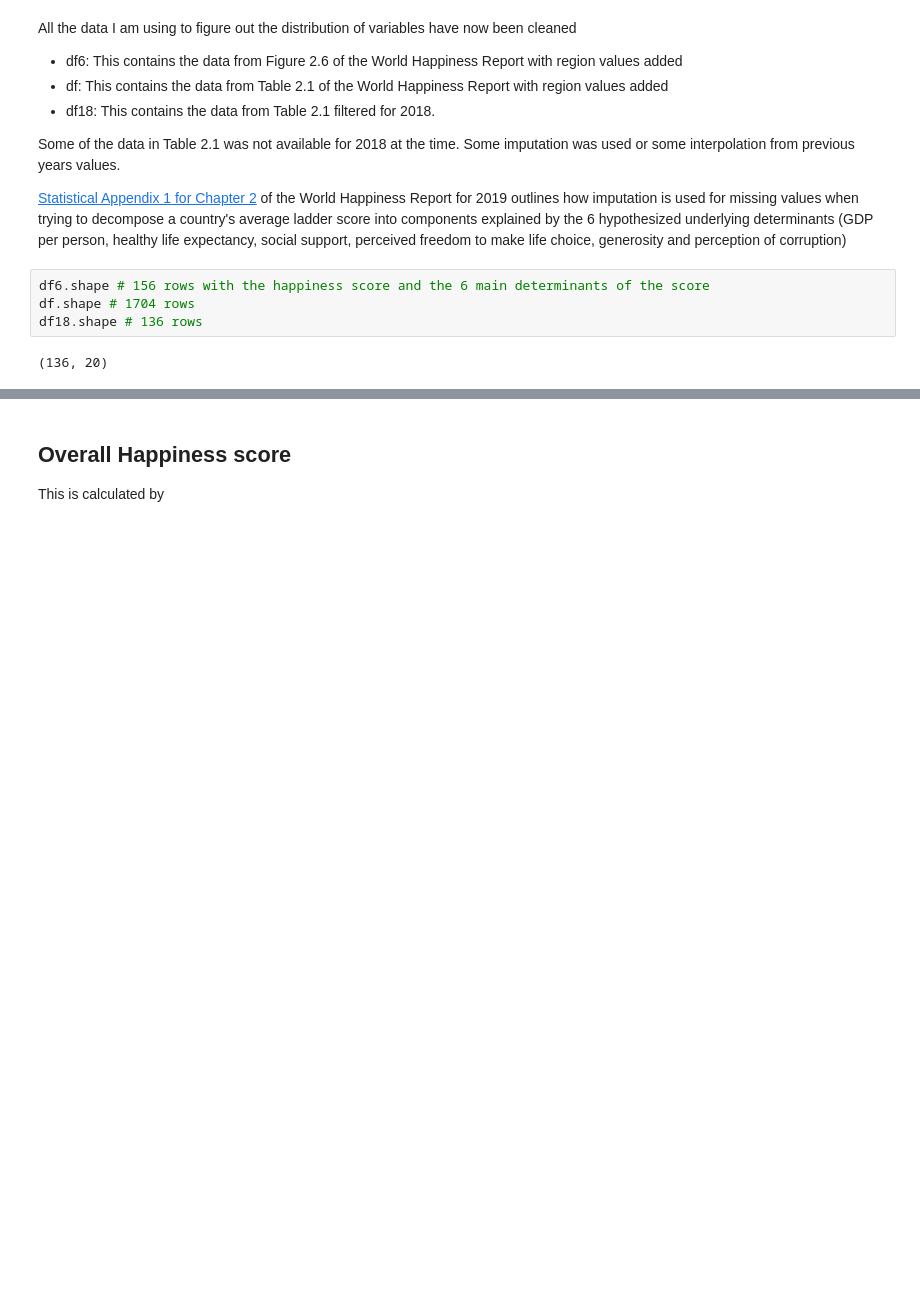
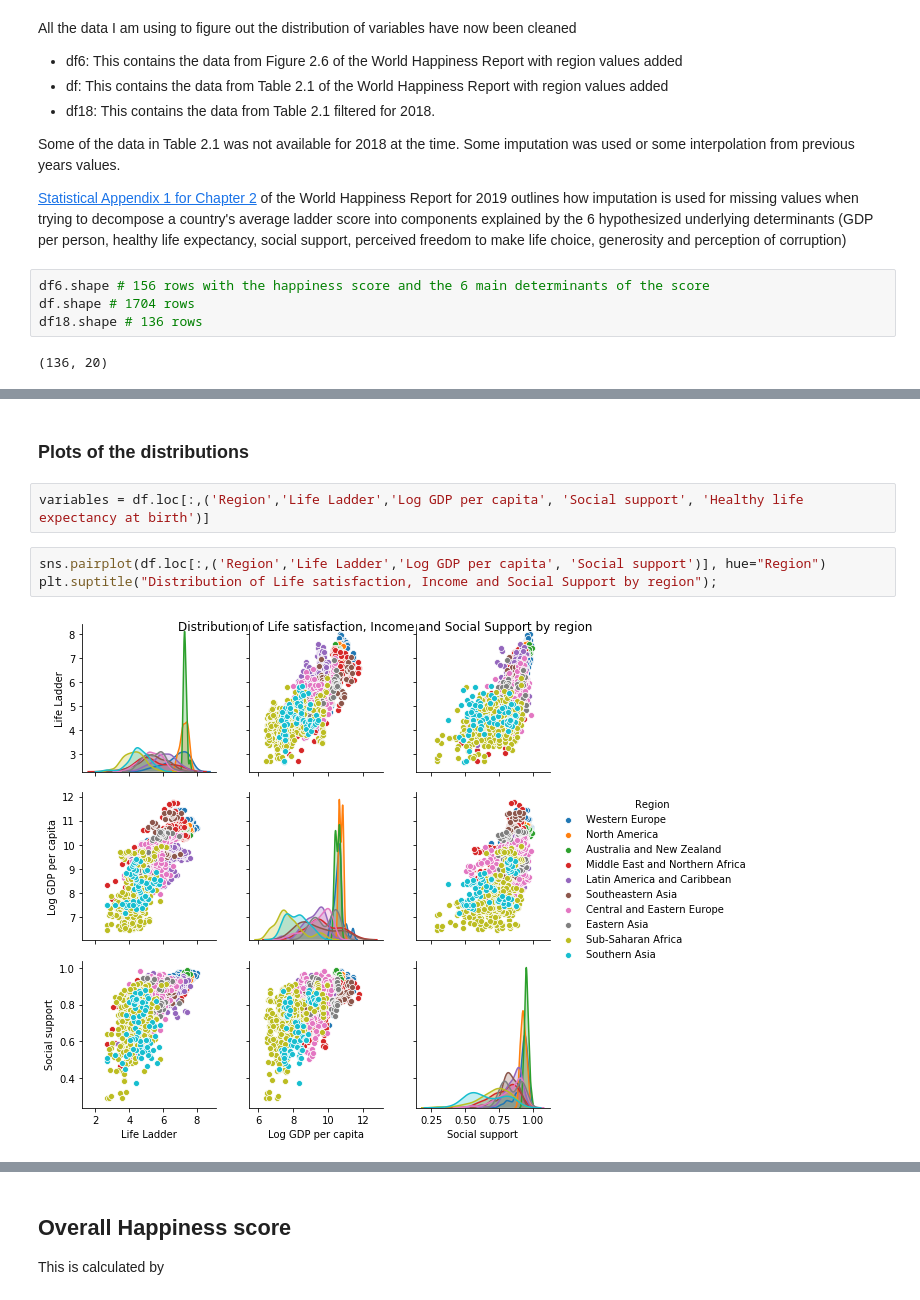
Before and after one commit to angela1C/Programming-for-Data-Analysis-Simulation-Project-2019, a Jupyter notebook: HappySimulate.ipynb, the cells around one changed output, grey strips where cells are left out. Cells and saved outputs as stored; diff of their text form; blank space fills up the shorter version.

Commit message:
descriptive statistics and plots of real data

```diff
--- a/HappySimulate.ipynb
+++ b/HappySimulate.ipynb
@@ -475,0 +523,9 @@ My intention now is to plot the values for 2018 from both Table 2.1 data and Fig
+# %% [markdown]
+### Plots of the distributions
+# %%
+variables = df.loc[:,('Region','Life Ladder','Log GDP per capita', 'Social support', 'Healthy life expectancy at birth')]
+# %%
+sns.pairplot(df.loc[:,('Region','Life Ladder','Log GDP per capita', 'Social support')], hue="Region")
+plt.suptitle("Distribution of Life satisfaction, Income and Social Support by region");
+# %% [output]
+[figure, added]
```
Also changed, not shown: parts of 29 cells of this notebook, 2 other files.
